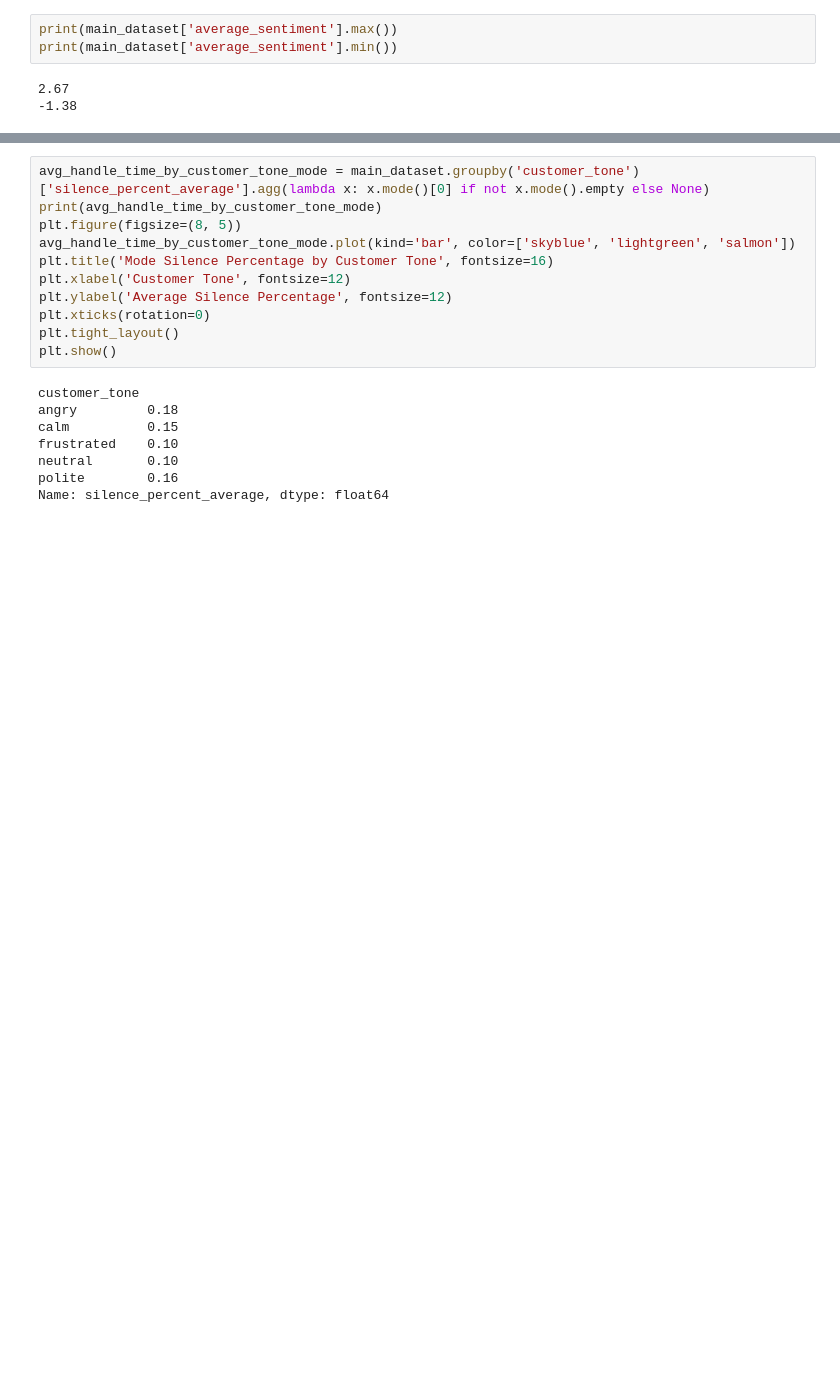
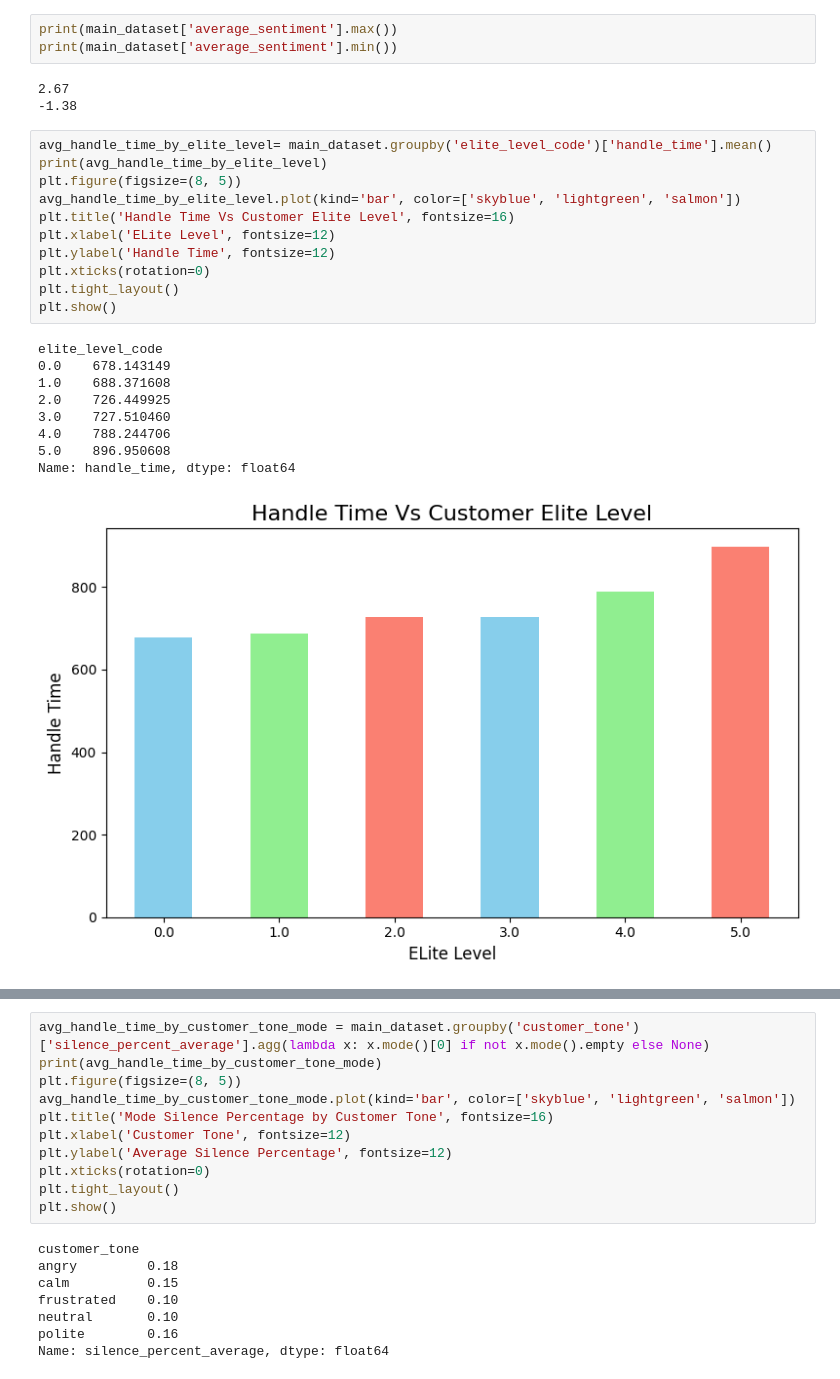
Before and after one commit to dheerajGits/skyhack, a Jupyter notebook: main.ipynb, the cells around one changed output, grey strips where cells are left out. Cells and saved outputs as stored; diff of their text form; blank space fills up the shorter version.

```diff
--- a/main.ipynb
+++ b/main.ipynb
@@ -262,3 +314,24 @@ print(main_dataset['average_sentiment'].min())
 # %% [output]
 2.67
 -1.38
+# %%
+avg_handle_time_by_elite_level= main_dataset.groupby('elite_level_code')['handle_time'].mean()
+print(avg_handle_time_by_elite_level)
+plt.figure(figsize=(8, 5))
+avg_handle_time_by_elite_level.plot(kind='bar', color=['skyblue', 'lightgreen', 'salmon'])
+plt.title('Handle Time Vs Customer Elite Level', fontsize=16)
+plt.xlabel('ELite Level', fontsize=12)
+plt.ylabel('Handle Time', fontsize=12)
+plt.xticks(rotation=0)
+plt.tight_layout()
+plt.show()
+# %% [output]
+elite_level_code
+0.0    678.143149
+1.0    688.371608
+2.0    726.449925
+3.0    727.510460
+4.0    788.244706
+5.0    896.950608
+Name: handle_time, dtype: float64
+[figure, added]
```
Also changed, not shown: parts of 7 cells of this notebook, 1 other file.
